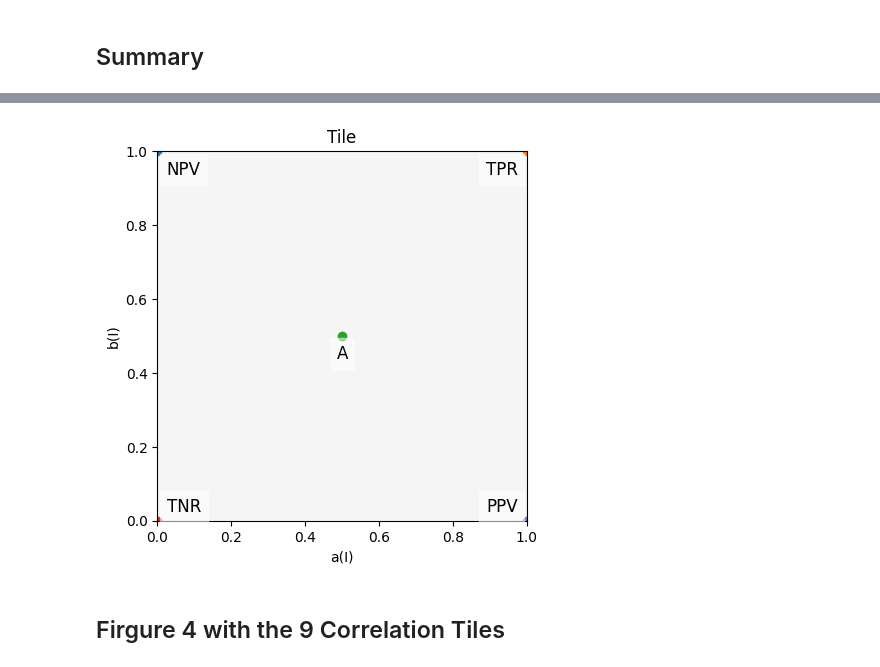
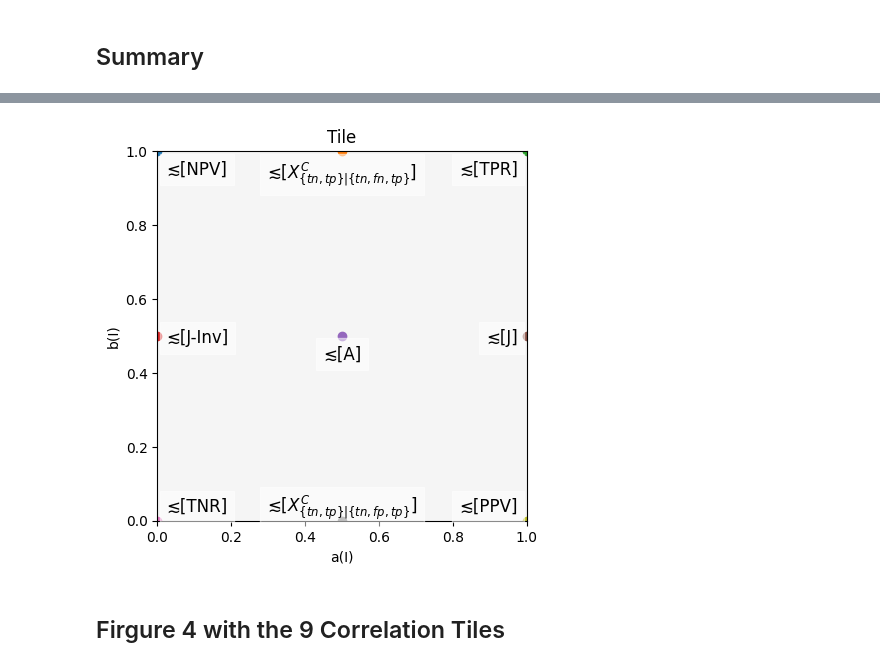
Before and after one commit to uliege-performance/sorbetto, a Jupyter notebook: examples/Pierard2024TheTile_Figure4_correlationTiles.ipynb, the cells around one changed output, grey strips where cells are left out. Cells and saved outputs as stored; diff of their text form; code cells hidden in the pictures.

Commit message:
[FIX] Annotate with PerformanceOrderingInducedByOneScore instead of RankingScore

```diff
--- a/examples/Pierard2024TheTile_Figure4_correlationTiles.ipynb
+++ b/examples/Pierard2024TheTile_Figure4_correlationTiles.ipynb
@@ -139,7 +140,8 @@ scores = [
     score8,
     ppv_score ]
 for score in scores :
-    tile.appendAnnotation ( AnnotationText ( score, fontsize='12' ) )
+    ordering = PerformanceOrderingInducedByOneScore ( score )
+    tile.appendAnnotation ( AnnotationText ( ordering, fontsize='12' ) )
 tile.draw ()
 plt.show ()
 # %% [output]
@@ -158,4 +148,4 @@ WARNING:root:The annotation "$X^{C}_{\{tn,tp\}|\{tn,fp,tp\}}$" has not been appe
-[figure, old version]
+[figure, new version]
 # %% [markdown]
 ## Firgure 4 with the 9 Correlation Tiles
 # %%
```
Also changed, not shown: parts of 2 cells of this notebook.
